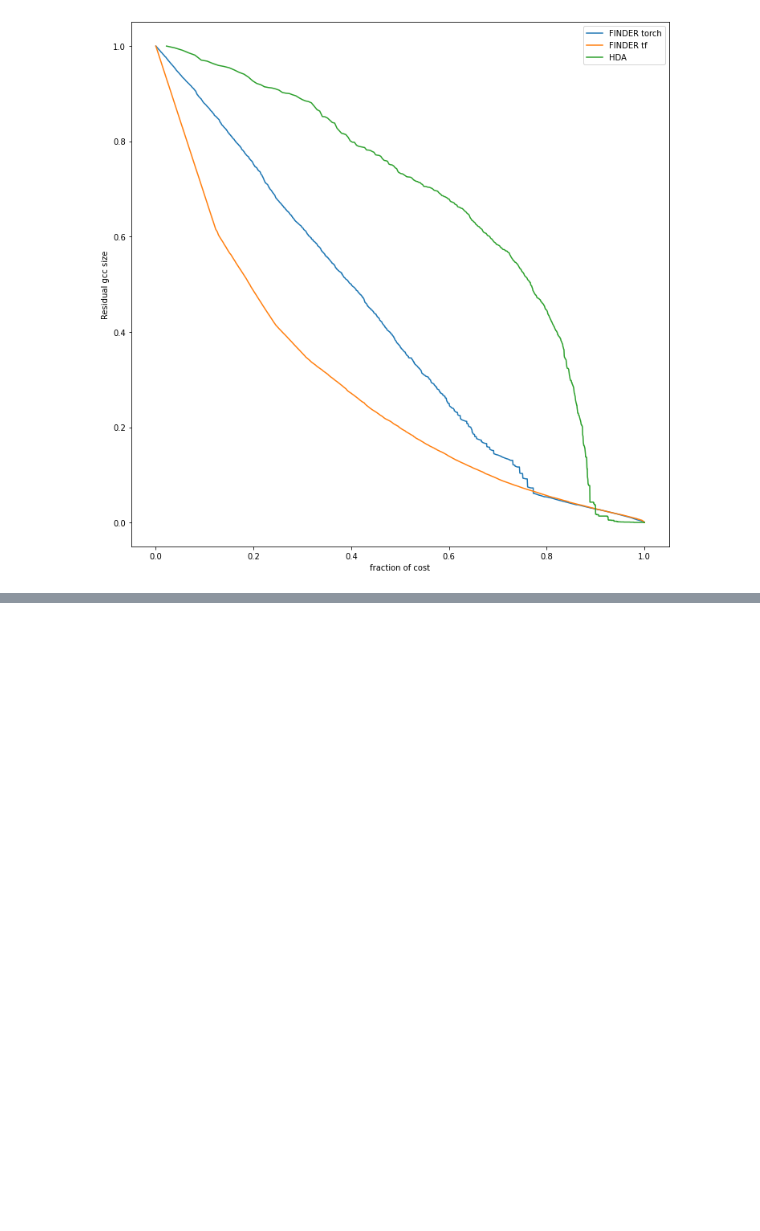
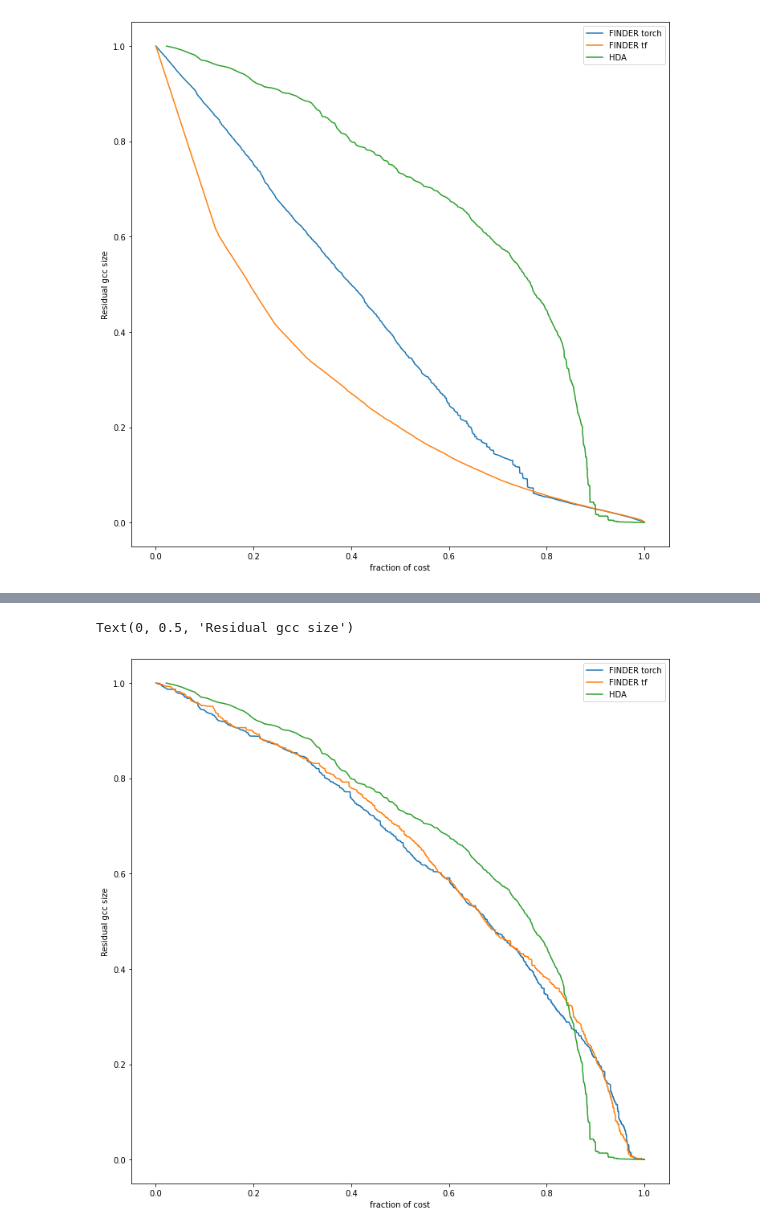
Before and after one commit to faraz2023/FINDER, a Jupyter notebook: Colab_runs.ipynb, the cells around one changed output, grey strips where cells are left out. Saved outputs shown, nothing was run; the diff lists cells and outputs as text; code cells hidden in the pictures; blank space fills up the shorter version.

Commit message:
Update notebook for ND, ND_cost examples, altered verbose outputs and helper function for both

```diff
--- a/Colab_runs.ipynb
+++ b/Colab_runs.ipynb
@@ -242,0 +304,23 @@ Text(0, 0.5, 'Residual gcc size')
+# %%
+# ND, without cost
+
+# load network
+network_file_path = build_graph_path("HI-II-14","degree")
+g = nx.read_gml(network_file_path, destringizer=int)
+
+
+# get HDA solution
+HDA_robustness, HDA_maxcclist,HDA_solutions  = HXA(g, "HDA")
+print("From HDA:",HDA_robustness, HDA_maxcclist[0:5],HDA_solutions[0:5])
+
+# get our torch FINDER solution
+FINDER_torch_solution_file_path = build_solution_path("HI-II-14",model_name="FINDER_ND",weight_type="")
+print("\nSolution file:", FINDER_torch_solution_file_path)
+FINDER_robustness, FINDER_maxcclist,FINDER_solutions  = EvaluateSol(g, FINDER_torch_solution_file_path)
+print("From FINDER:",FINDER_robustness, FINDER_maxcclist[0:5],FINDER_solutions[0:5])
+
+# get old FINDER solution
+OFINDER_torch_solution_file_path = build_solution_path("HI-II-14",model_name="old_FINDER_ND_tf",weight_type="")
+print("\nSolution file:", OFINDER_torch_solution_file_path)
+OFINDER_robustness, OFINDER_maxcclist,OFINDER_solutions  = EvaluateSol(g, OFINDER_torch_solution_file_path)
+print("From Old FINDER:",OFINDER_robustness, OFINDER_maxcclist[0:5],OFINDER_solutions[0:5])
@@ -242,0 +343,6 @@ Text(0, 0.5, 'Residual gcc size')
+# %%
+# get ratio of cost of removed nodes / totol cost per remove nodes
+
+FINDER_frac_cost_list = get_frac_cost_of_removed_nodes(g,FINDER_solutions)
+OFINDER_frac_cost_list = get_frac_cost_of_removed_nodes(g,OFINDER_solutions,verbose=1)
+HDA_frac_cost_list = get_frac_cost_of_removed_nodes(g,HDA_solutions,verbose=1)
@@ -242,0 +356,15 @@ Text(0, 0.5, 'Residual gcc size')
+# %%
+# plot
+from matplotlib import pyplot as plt
+
+plt.figure(figsize=(12,12))
+plt.plot(FINDER_frac_cost_list, FINDER_maxcclist, label="FINDER torch")
+plt.plot(OFINDER_frac_cost_list, OFINDER_maxcclist, label="FINDER tf")
+plt.plot(HDA_frac_cost_list, HDA_maxcclist, label="HDA")
+
+plt.legend()
+plt.xlabel("fraction of cost")
+plt.ylabel("Residual gcc size")
+# %% [output]
+Text(0, 0.5, 'Residual gcc size')
+[figure, added]
```
Also changed, not shown: parts of 11 cells of this notebook.
